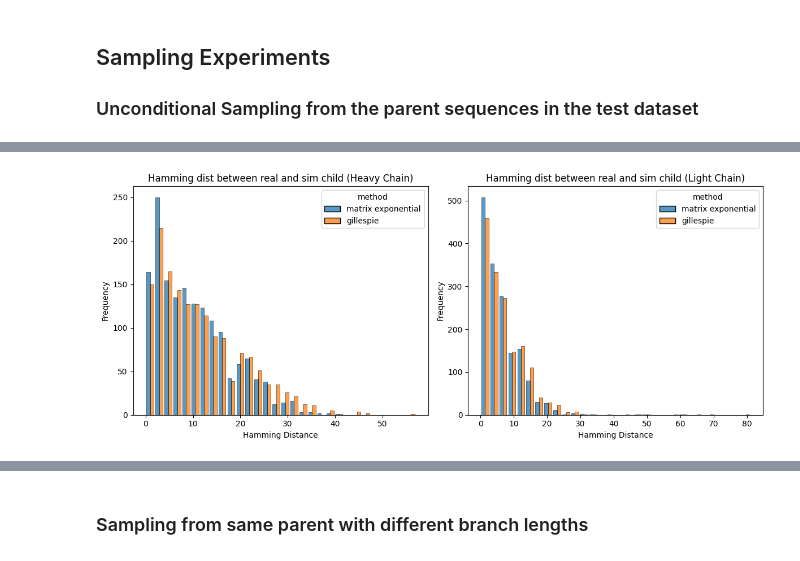
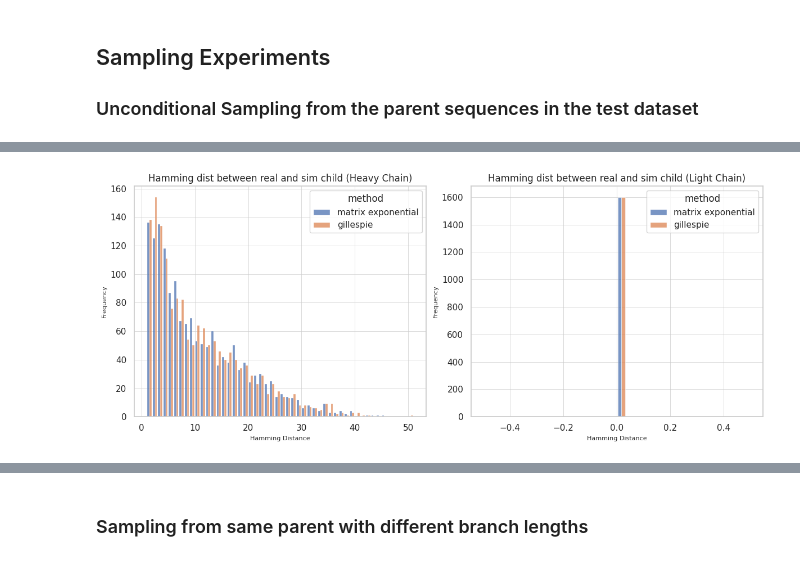
Before and after one commit to thematrixmaster/cosine, a Jupyter notebook: notebooks/eval_ctmc_model.ipynb, the cells around one changed output, grey strips where cells are left out. Drawn from its saved outputs; the diff is of its cells as text; code cells hidden in the pictures.

```diff
--- a/notebooks/eval_ctmc_model.ipynb
+++ b/notebooks/eval_ctmc_model.ipynb
@@ -49,8 +52,23 @@ IS_AHO = False
 # Antibody Jaffe Checkpoint - Ali
 # ckpt_path = ckpt_dir / "2025-12-25_19-03-06/checkpoints/epoch_002.ckpt"
 
-# Antibody DASM Checkpoint - Ali
-ckpt_path = ckpt_dir / "2025-12-26_00-52-34/checkpoints/epoch_001.ckpt"
+# Antibody DASM Checkpoint - Ali + Time-Reversible
+# ckpt_path = ckpt_dir / "2025-12-26_00-52-34/checkpoints/epoch_001.ckpt"
+
+# Antibody DASM Checkpoint - Ali + Free + SNR weighted (delta 1e-4)
+# ckpt_path = ckpt_dir / "2026-01-04_01-14-14/checkpoints/epoch_001.ckpt"
+
+# Antibody DASM Checkpoint - Ali + Free + SNR weighted (delta = 0.0)
+# ckpt_path = ckpt_dir / "2026-01-06_18-34-30/checkpoints/epoch_001.ckpt"
+
+# Antibody DASM Checkpoint - Ali + Free + SNR weighted (delta = 0.5)
+# ckpt_path = ckpt_dir / "2026-01-06_18-35-44/checkpoints/epoch_001.ckpt"
+
+# Antibody DASM Checkpoint - Ali + Free + SNR weighted (delta = 1.0)
+# ckpt_path = ckpt_dir / "2026-01-06_18-37-13/checkpoints/epoch_001.ckpt"
+
+# Antibody DASM Checkpoint - Ali + Free + unweighted
+ckpt_path = ckpt_dir / "2026-01-06_18-32-49/checkpoints/epoch_001.ckpt"
 
 # Antibody Jaffe Checkpoint - AHO
 # IS_AHO = True
@@ -80,5 +98,9 @@ special_tok_idxs = [
     vocab.tokens_to_idx.get("U", -1),
 ]
 special_tok_idxs = torch.tensor(special_tok_idxs, device=device)
+
+# load the generator from the base network
+net = net.eval().to(device)
+generator = NeuralCTMCGenerator(neural_ctmc=net)
 # %% [output]
 Using device: cuda
@@ -158,10 +181,11 @@ def compute_hamming_distance(seq1, seq2):
     assert len(seq1) == len(seq2)
     return sum(c1 != c2 for c1, c2 in zip(seq1, seq2))
 # %%
-# load the antibody donor 4 dataset
+# load the test dataset
 # datapath = Path("/accounts/projects/yss/stephen.lu/peint/data/wyatt/subs/edges_joint/aa/d4.txt")
 # datapath = Path("/accounts/projects/yss/stephen.lu/peint/data/wyatt/extra/edges_joint/aa/dx.txt")
-datapath = Path("/accounts/projects/yss/stephen.lu/peint-workspace/main/data/wyatt/aho/d4.txt")
+# datapath = Path("/accounts/projects/yss/stephen.lu/peint-workspace/main/data/wyatt/aho/d4.txt")
+datapath = Path("/accounts/projects/yss/stephen.lu/peint-workspace/main/data/dasm/edges/test/v1rodriguezCC.txt")
 dataset = ComplexCherriesDataset(data_file=datapath, min_t=0., chain_id_offset=1)
 
 # load the TR Rosetta test transitions dataset
@@ -171,8 +195,4 @@ dataset = ComplexCherriesDataset(data_file=datapath, min_t=0., chain_id_offset=1
 
 dataloader = dataloader_from_dataset(dataset=dataset, batch_size=32, num_workers=4)
 print(f"Number of batches in dataloader: {len(dataloader)}")
-
-# load the generator from the base network
-generator = NeuralCTMCGenerator(neural_ctmc=net).to(device)
-generator = generator.eval()
 # %% [output]
@@ -310,7 +337,7 @@ real_child_hv_seqs, real_child_lt_seqs = [], []
 ind_sim_child_hv_seqs, ind_sim_child_lt_seqs = [], []
 dep_sim_child_hv_seqs, dep_sim_child_lt_seqs = [], []
 branch_lengths = []
-n_batches = 10
+n_batches = 50
 
 for batch in tqdm(dataloader, desc="Inference"):
     batch = [b.to(device) for b in batch]
@@ -329,7 +356,7 @@ for batch in tqdm(dataloader, desc="Inference"):
     # sample a child sequence using the model
     with torch.autocast(device_type="cuda", dtype=torch.bfloat16):
         y_ind_decoded = generator.generate_with_independent_sites(t=t, x=x, x_sizes=x_sizes)
-        y_dep_decoded = generator.generate_with_fake_gillespie(t=t, x=x, x_sizes=x_sizes)
+        y_dep_decoded = generator.generate_with_adapted_gillespie(t=t, x=x, x_sizes=x_sizes)
 
     sim_ind_child_seqs = [decode_sequence_from_toks(y_ind_decoded[i].cpu().numpy()) for i in range(y_ind_decoded.size(0))]
     sim_dep_child_seqs = [decode_sequence_from_toks(y_dep_decoded[i].cpu().numpy()) for i in range(y_dep_decoded.size(0))]
@@ -386,22 +429,22 @@ data_df = pd.DataFrame({
 # %%
 # plot a histogram of the hamming distances for heavy and light chains on the amino acid level (side by side) colored by method
 fig, ax = plt.subplots(1, 2, figsize=(12, 5))
 
-sns.histplot(data=data_df[data_df["chain"] == "heavy"], x="dist", hue="method", multiple="dodge", shrink=0.8, bins=30, ax=ax[0], legend=True)
+sns.histplot(data=data_df[data_df["chain"] == "heavy"], x="dist", hue="method", multiple="dodge", shrink=0.8, binwidth=1, ax=ax[0], legend=True)
 sns.histplot(data=data_df[data_df["chain"] == "light"], x="dist", hue="method", multiple="dodge", shrink=0.8, bins=30, ax=ax[1], legend=True)
 
 # add labels and legend please
 ax[0].set_title("Hamming dist between real and sim child (Heavy Chain)")
 ax[0].set_xlabel('Hamming Distance')
 ax[0].set_ylabel('Frequency')
 ax[1].set_title('Hamming dist between real and sim child (Light Chain)')
 ax[1].set_xlabel('Hamming Distance')
 ax[1].set_ylabel('Frequency')
 # ax[0].legend(title='Method')
 # ax[1].legend(title='Method')
 
 plt.tight_layout()
 plt.show()
 # %% [output]
-[figure, old version]
+[figure, new version]
 # %%
```
Also changed, not shown: parts of 49 cells of this notebook, 8 other files.
